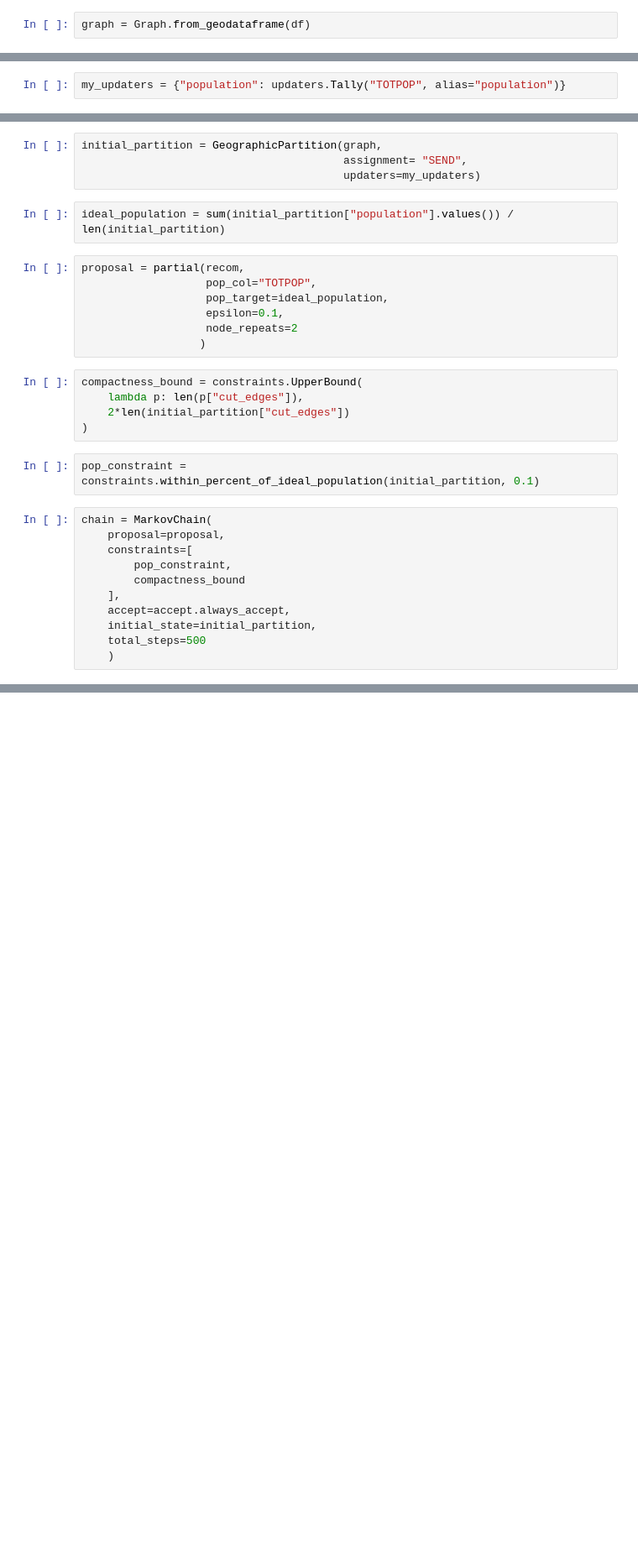
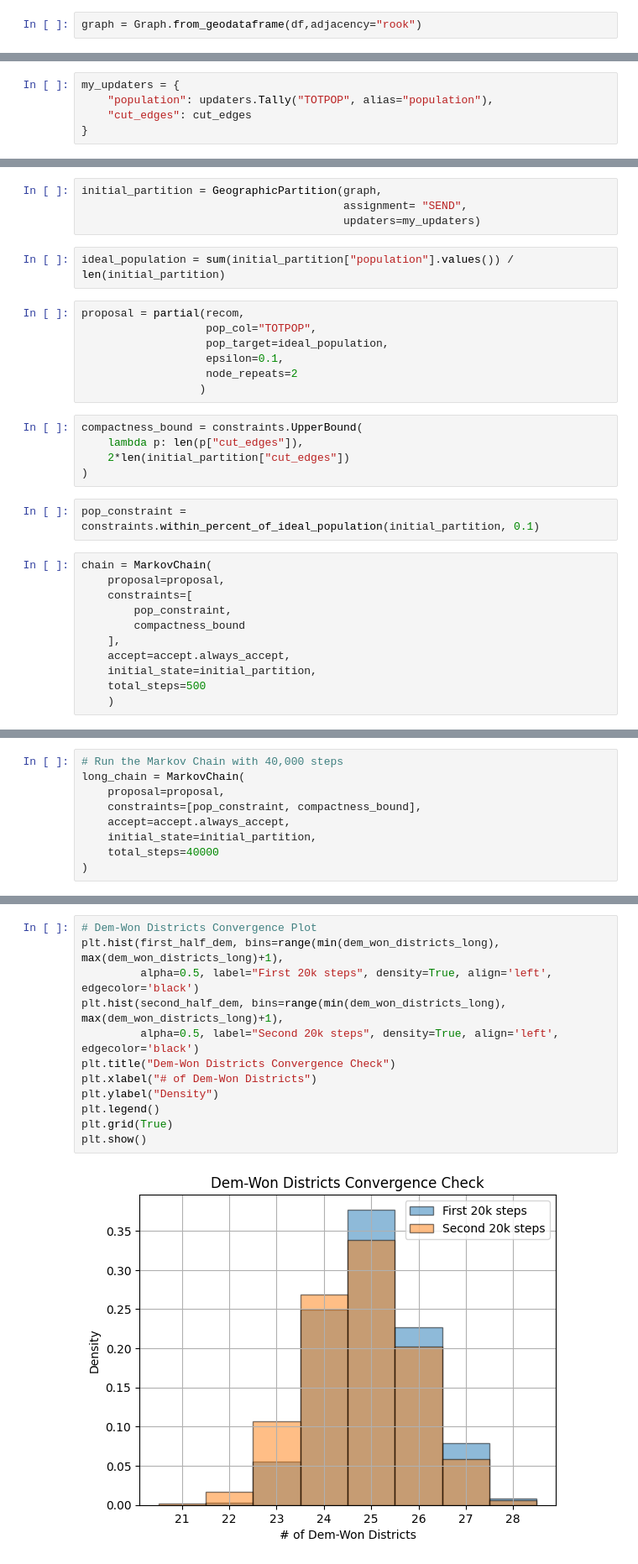
Before and after one commit to kevinzhong1219/virginia-redistricting-analysis, a Jupyter notebook: Final_gerrychain.ipynb, the cells around one changed output, grey strips where cells are left out. Shown: that part at 84% size. Drawn from its saved outputs; the diff is of its cells as text; blank space fills up the shorter version.

```diff
--- a/Final_gerrychain.ipynb
+++ b/Final_gerrychain.ipynb
@@ -31,14 +32,17 @@ population_columns = [
 for col in population_columns:
     df[col] = df[col].fillna(0)
 # %%
-graph = Graph.from_geodataframe(df)
+graph = Graph.from_geodataframe(df,adjacency="rook")
 # %%
 elections = [
     Election("PRE20", {"Democratic": "G20PRED", "Republican": "G20PRER"}),
     Election("SEN20", {"Democratic": "G20USSD", "Republican": "G20USSR"})
              ]
 # %%
-my_updaters = {"population": updaters.Tally("TOTPOP", alias="population")}
+my_updaters = {
+    "population": updaters.Tally("TOTPOP", alias="population"),
+    "cut_edges": cut_edges
+}
 # %%
 election_updaters = {election.name: election for election in elections}
 my_updaters.update(election_updaters)
@@ -127,0 +82,9 @@ plt.show()
+# %%
+# Run the Markov Chain with 40,000 steps
+long_chain = MarkovChain(
+    proposal=proposal,
+    constraints=[pop_constraint, compactness_bound],
+    accept=accept.always_accept,
+    initial_state=initial_partition,
+    total_steps=40000
+)
@@ -127,0 +137,14 @@ plt.show()
+# %%
+# Dem-Won Districts Convergence Plot
+plt.hist(first_half_dem, bins=range(min(dem_won_districts_long), max(dem_won_districts_long)+1),
+         alpha=0.5, label="First 20k steps", density=True, align='left', edgecolor='black')
+plt.hist(second_half_dem, bins=range(min(dem_won_districts_long), max(dem_won_districts_long)+1),
+         alpha=0.5, label="Second 20k steps", density=True, align='left', edgecolor='black')
+plt.title("Dem-Won Districts Convergence Check")
+plt.xlabel("# of Dem-Won Districts")
+plt.ylabel("Density")
+plt.legend()
+plt.grid(True)
+plt.show()
+# %% [output]
+[figure, added]
```
Also changed, not shown: parts of 19 cells of this notebook.
